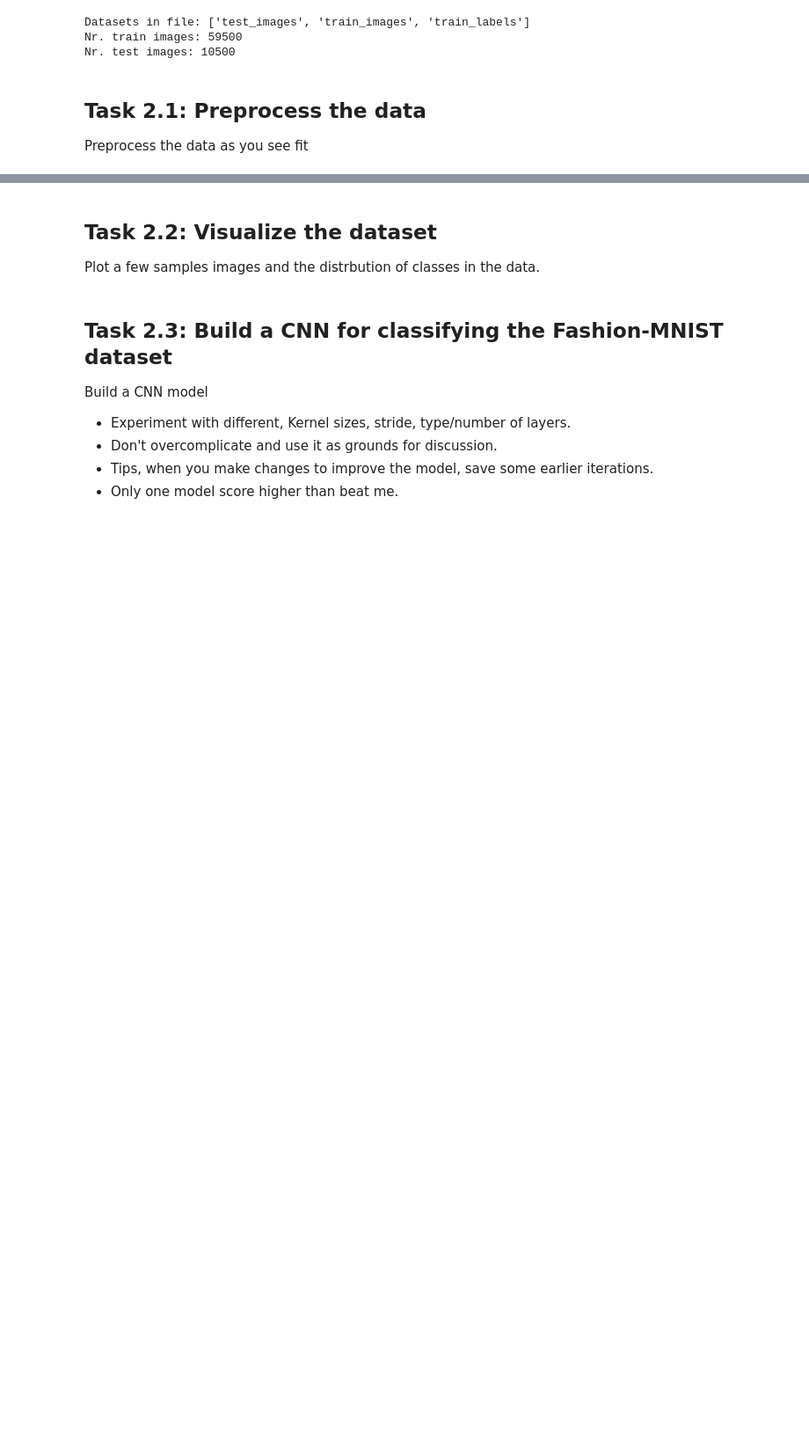
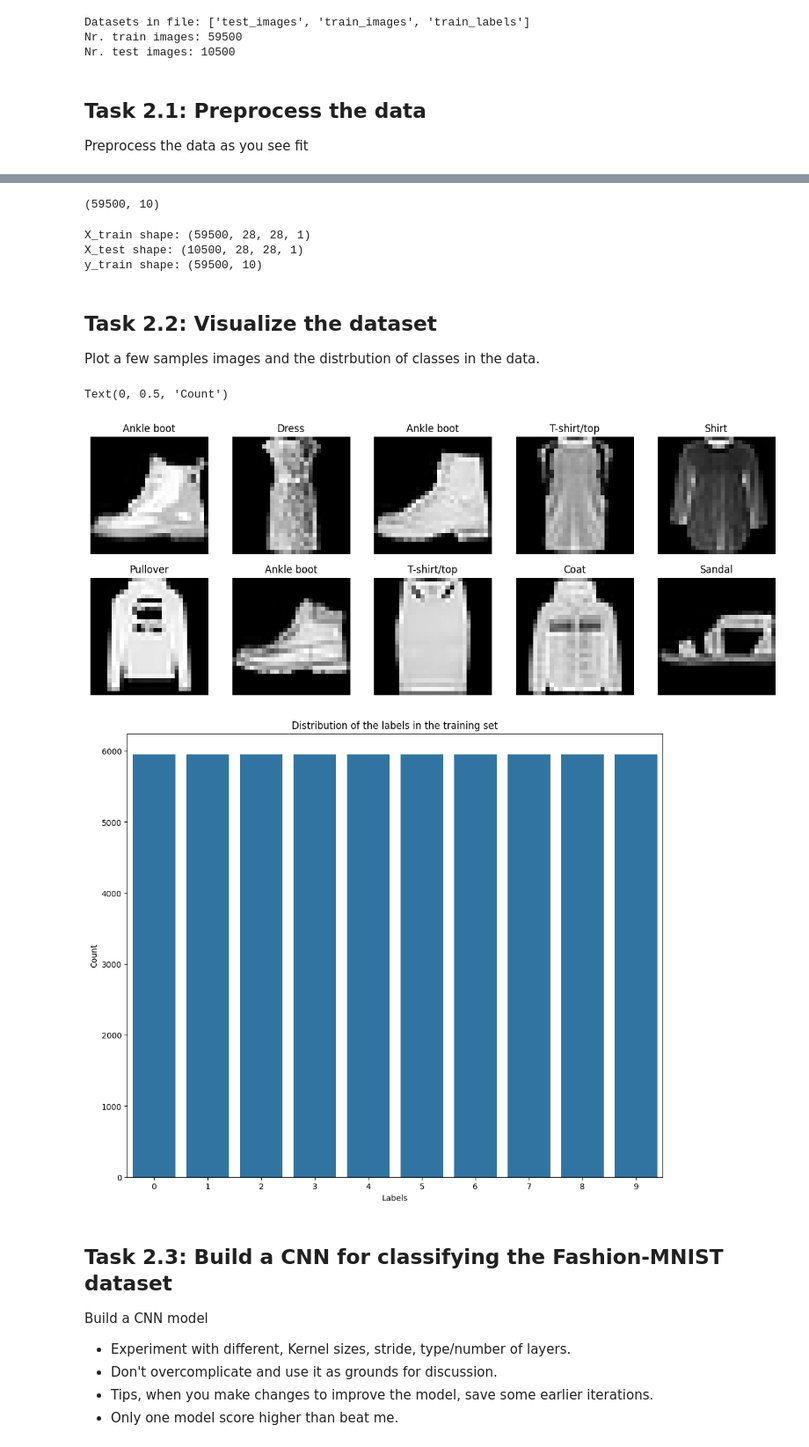
Before and after one commit to hskramstad00/DAT300, a Jupyter notebook: Assignments/CA2/CA2_CNN_Template_02.ipynb, the cells around one changed output, grey strips where cells are left out. Shown at 88% size. Drawn from its saved outputs; the diff is of its cells as text; code cells hidden in the pictures; blank space fills up the shorter version.

Commit message:
lagd ferdig cnn for fashion mnist ulike typer forstatt litt lav accuracy på validation.. fram til diskusjon 3.5.1

```diff
--- a/Assignments/CA2/CA2_CNN_Template_02.ipynb
+++ b/Assignments/CA2/CA2_CNN_Template_02.ipynb
@@ -327,7 +342,8 @@ In this task you shall implement a CNN model, and train it to classify the image
 - Filename: `Fashion_MNIST.h5`
 # %%
 # Change this path
-path = r"C:\Users\alfa\OneDrive - Norwegian University of Life Sciences\Desktop\AML_NMBU\DAT300\DAT300_2025\CA2_CNN_Template-1\Template\Fashion_MNIST.h5"
+#path = r"C:\Users\alfa\OneDrive - Norwegian University of Life Sciences\Desktop\AML_NMBU\DAT300\DAT300_2025\CA2_CNN_Template-1\Template\Fashion_MNIST.h5"
+path = r"/home/skramstad/Documents/DAT300/Assignments/CA2/Fashion_MNIST.h5"
 labels = {
     0: "T-shirt/top",
     1: "Trouser",
@@ -359,6 +384,52 @@ Preprocess the data as you see fit
+# %%
+# adding a fourth dimension
+X_train = np.reshape(X_train, (X_train.shape[0], X_train.shape[1], X_train.shape[2], 1))
+X_test = np.reshape(X_test, (X_test.shape[0], X_test.shape[1], X_test.shape[2], 1))
+
+# vector to matrix
+y_train = y_train[:, np.newaxis]
+# %%
+# normalize inputs from 0-255 to 0.0 - 1.0
+X_train = X_train.astype("float32")/np.max(X_train)
+X_test = X_test.astype("float32")/np.max(X_test)
+# %%
+# Converting targets from numbers to categorical format
+y_train = ks.utils.to_categorical(y_train, len(np.unique(y_train)))
+# %% [output]
+(59500, 10)
+# %%
+# printing to see if shapes are correct
+print(f'X_train shape: {X_train.shape} \n'
+      f'X_test shape: {X_test.shape} \n'
+      f'y_train shape: {y_train.shape}')
+# %% [output]
+X_train shape: (59500, 28, 28, 1)
+X_test shape: (10500, 28, 28, 1)
+y_train shape: (59500, 10)
 # %% [markdown]
 ## Task 2.2: Visualize the dataset
 Plot a few samples images and the distrbution of classes in the data.
+# %%
+# ploting a few sample images
+plt.figure(figsize=(15,15))
+
+for i in range(10):
+    plt.subplot(5,5, i+1)
+    plt.imshow(X_train[i+1], cmap='gray')
+    plt.title(labels[np.argmax(y_train[i+1])])
+    plt.axis('off')
+
+
+# ploting the distribution of the classes
+plt.figure(figsize=(12,10))
+sns.countplot(x=np.argmax(y_train,axis=1))
+plt.title('Distribution of the labels in the training set')
+plt.xlabel('Labels')
+plt.ylabel('Count')
+# %% [output]
+Text(0, 0.5, 'Count')
+[figure, added]
+[figure, added]
 # %% [markdown]
 ## Task 2.3: Build a CNN for classifying the Fashion-MNIST dataset
 Build a CNN model
```
Also changed, not shown: parts of 17 cells of this notebook.
